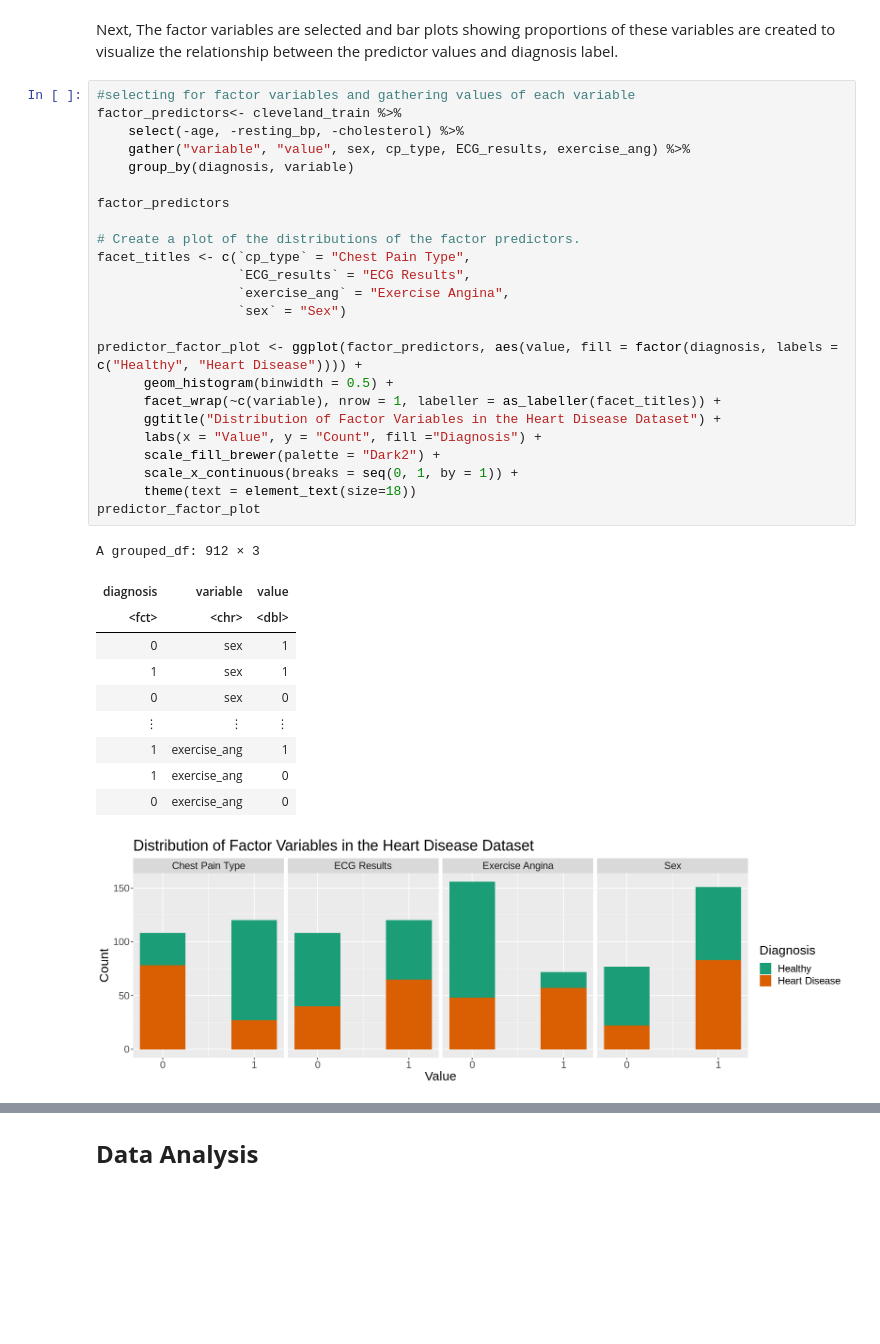
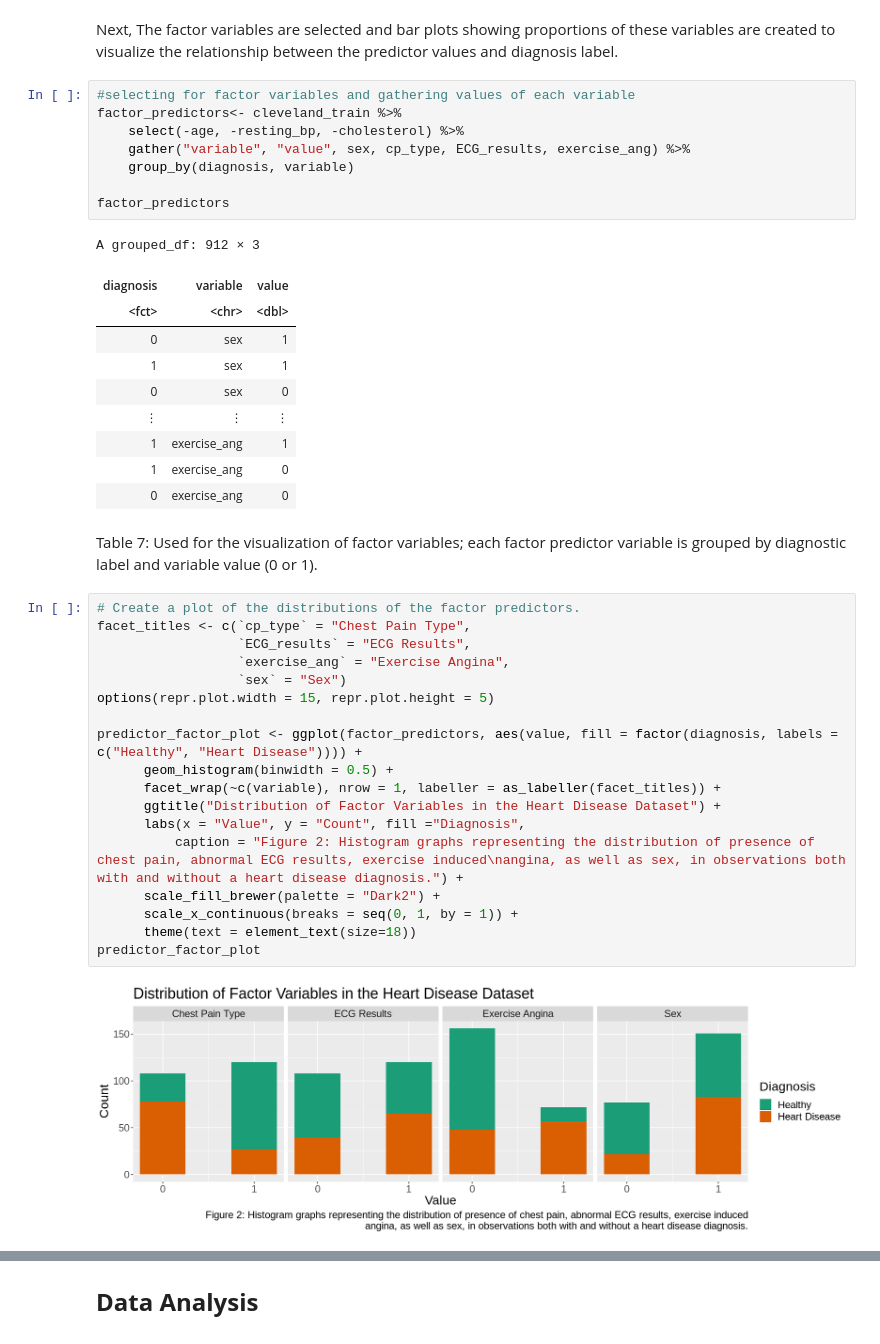
Before and after one commit to HannahDKM/Final_Project, a Jupyter notebook: Final_Project.ipynb, the cells around one changed output, grey strips where cells are left out. Cells and saved outputs as stored; diff of their text form; blank space fills up the shorter version.

```diff
--- a/Final_Project.ipynb
+++ b/Final_Project.ipynb
@@ -216,39 +232,44 @@ predictor_numerical_plot
 This plot displays the relationship between the mean of the numerical predictors and the class (diagnosis) using a bar graph.
 # %% [markdown]
 Next, The factor variables are selected and bar plots showing proportions of these variables are created to visualize the relationship between the predictor values and diagnosis label.
+# %%
+#selecting for factor variables and gathering values of each variable
+factor_predictors<- cleveland_train %>%
+    select(-age, -resting_bp, -cholesterol) %>%
+    gather("variable", "value", sex, cp_type, ECG_results, exercise_ang) %>%
+    group_by(diagnosis, variable)
+
+factor_predictors
+# %% [output]
+A grouped_df: 912 × 3
+| diagnosis | variable | value |
+| <fct> | <chr> | <dbl> |
+| 0 | sex | 1 |
+| 1 | sex | 1 |
+| 0 | sex | 0 |
+| ⋮ | ⋮ | ⋮ |
+| 1 | exercise_ang | 1 |
+| 1 | exercise_ang | 0 |
+| 0 | exercise_ang | 0 |
+# %% [markdown]
+Table 7: Used for the visualization of factor variables; each factor predictor variable is grouped by diagnostic label and variable value (0 or 1).
 # %%
-#selecting for factor variables and gathering values of each variable
-factor_predictors<- cleveland_train %>%
-    select(-age, -resting_bp, -cholesterol) %>%
-    gather("variable", "value", sex, cp_type, ECG_results, exercise_ang) %>%
-    group_by(diagnosis, variable)
-
-factor_predictors
-
 # Create a plot of the distributions of the factor predictors.
 facet_titles <- c(`cp_type` = "Chest Pain Type",
                   `ECG_results` = "ECG Results",
                   `exercise_ang` = "Exercise Angina",
                   `sex` = "Sex")
+options(repr.plot.width = 15, repr.plot.height = 5)
 
 predictor_factor_plot <- ggplot(factor_predictors, aes(value, fill = factor(diagnosis, labels = c("Healthy", "Heart Disease")))) +
       geom_histogram(binwidth = 0.5) +
       facet_wrap(~c(variable), nrow = 1, labeller = as_labeller(facet_titles)) +
       ggtitle("Distribution of Factor Variables in the Heart Disease Dataset") +
-      labs(x = "Value", y = "Count", fill ="Diagnosis") +
+      labs(x = "Value", y = "Count", fill ="Diagnosis",
+          caption = "Figure 2: Histogram graphs representing the distribution of presence of chest pain, abnormal ECG results, exercise induced\nangina, as well as sex, in observations both with and without a heart disease diagnosis.") +
       scale_fill_brewer(palette = "Dark2") +
       scale_x_continuous(breaks = seq(0, 1, by = 1)) +
       theme(text = element_text(size=18))
 predictor_factor_plot
 # %% [output]
-A grouped_df: 912 × 3
-| diagnosis | variable | value |
-| <fct> | <chr> | <dbl> |
-| 0 | sex | 1 |
-| 1 | sex | 1 |
-| 0 | sex | 0 |
-| ⋮ | ⋮ | ⋮ |
-| 1 | exercise_ang | 1 |
-| 1 | exercise_ang | 0 |
-| 0 | exercise_ang | 0 |
-[figure, old version]
+[figure, new version]
```
Also changed, not shown: parts of 25 cells of this notebook.
